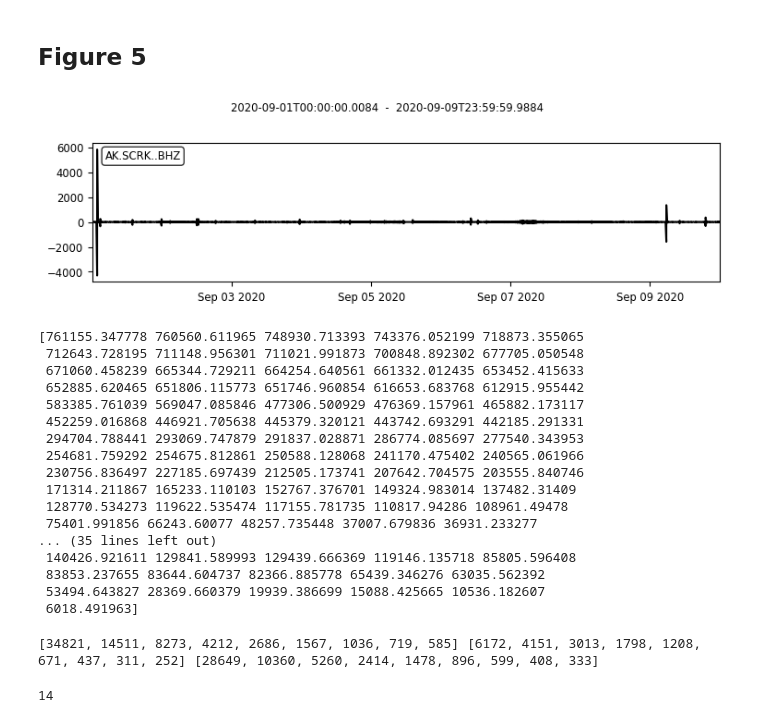
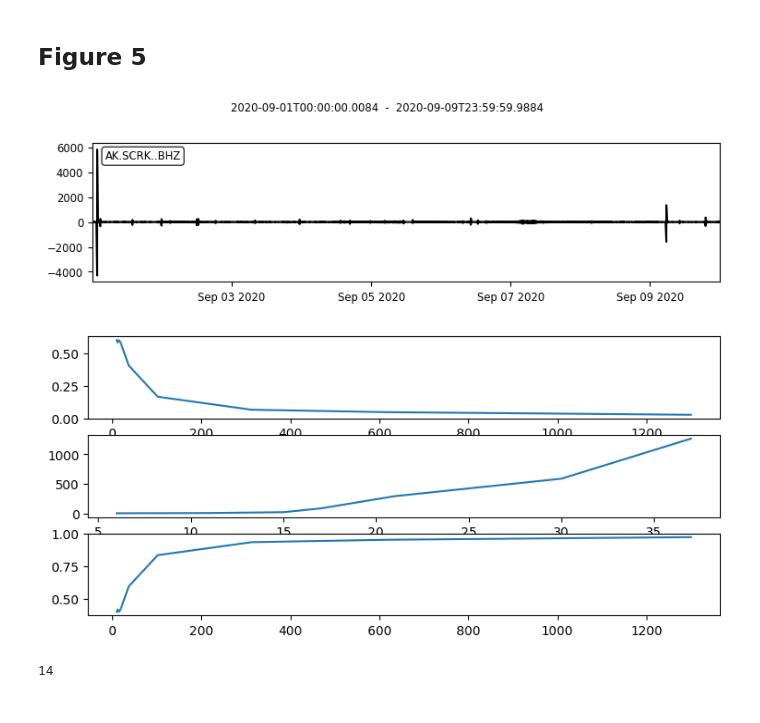
Before and after one commit to iganache/venusquakes, a Jupyter notebook: Tian_paper.ipynb, the cells around one changed output. Cells and saved outputs as stored; diff of their text form; code cells hidden in the pictures.

```diff
--- a/Tian_paper.ipynb
+++ b/Tian_paper.ipynb
@@ -100,7 +100,7 @@ for event in cat_all:
 # %%
 ## converting catalog lists as a dataframe
 catalog_df = pd.DataFrame({'Latitude':lat,'Londitude':lon,'Depth':dep,
-                   'Magnitude':magnitude,'Type':magnitudetype,
+                   'Magnitude':magnitude,'Magnitude_type':magnitude_type,
                    'SourceTime': sourcetime, 'SCRKarrivaltime': arrivaltime})
 print(catalog_df)
 # %% [output]
@@ -141,7 +141,7 @@ tr_new = st3_new[0]
 ## truncating to match Yuan's trace ##
 tr_trunc = tr_new.slice(starttime=starttime_fig3+3000, endtime=starttime_fig3+4200)
 time = tr_trunc.times()
-data = tr_trunc.dataplot(
+data = tr_trunc.data
 # %%
 window_len = 120             ## defining window length in seconds ##
 
@@ -306,27 +306,12 @@ SCRK_arrivaltimes = catalog_df.SCRKarrivaltime
 SCRK_arrivaltimes_relative = np.array(SCRK_arrivaltimes)-trace.stats.starttime
 # %% [output]
 [figure]
-[761155.347778 760560.611965 748930.713393 743376.052199 718873.355065
- 712643.728195 711148.956301 711021.991873 700848.892302 677705.050548
- 671060.458239 665344.729211 664254.640561 661332.012435 653452.415633
- 652885.620465 651806.115773 651746.960854 616653.683768 612915.955442
- 583385.761039 569047.085846 477306.500929 476369.157961 465882.173117
- 452259.016868 446921.705638 445379.320121 443742.693291 442185.291331
- 294704.788441 293069.747879 291837.028871 286774.085697 277540.343953
- 254681.759292 254675.812861 250588.128068 241170.475402 240565.061966
- 230756.836497 227185.697439 212505.173741 207642.704575 203555.840746
- 171314.211867 165233.110103 152767.376701 149324.983014 137482.31409
- 128770.534273 119622.535474 117155.781735 110817.94286 108961.49478
- 75401.991856 66243.60077 48257.735448 37007.679836 36931.233277
-... (35 lines left out)
- 140426.921611 129841.589993 129439.666369 119146.135718 85805.596408
- 83853.237655 83644.604737 82366.885778 65439.346276 63035.562392
- 53494.643827 28369.660379 19939.386699 15088.425665 10536.182607
- 6018.491963]
 # %%
 ## threshold triggering
 data = trace.data
 times = trace.times()
+
+transmit_time = 30
 
 trigger_thresholds = [30,40,50,70,90,120,150,180,200]
 num_triggers_threshold = []
@@ -334,7 +319,17 @@ num_positive_triggers_threshold = []
 num_negative_triggers_threshold = []
 
 for threshold in trigger_thresholds:
-    thresh_trig_idx = np.where(np.abs(data) >= threshold)
+    thresh_trig_idx = []
+
+    i=0
+    while i < len(data):
+        if np.abs(data[i]) >= threshold:
+            thresh_trig_idx.append(i)
+            i+=int(transmit_time / trace.stats.delta)
+        else:
+            i+=1
+
+    thresh_trig_idx = np.array(thresh_trig_idx)
 
     positive = 0
     negative = 0
@@ -347,13 +342,23 @@ for threshold in trigger_thresholds:
         else:
             negative+=1
 
-    num_triggers_threshold.append(len(thresh_trig_idx[0]))
+    num_triggers_threshold.append(len(thresh_trig_idx))
     num_positive_triggers_threshold.append(positive)
     num_negative_triggers_threshold.append(negative)
 
-print(num_triggers_threshold, num_positive_triggers_threshold, num_negative_triggers_threshold)
+# print(num_triggers_threshold, num_positive_triggers_threshold, num_negative_triggers_threshold)
-# %% [output]
-[34821, 14511, 8273, 4212, 2686, 1567, 1036, 719, 585] [6172, 4151, 3013, 1798, 1208, 671, 437, 311, 252] [28649, 10360, 5260, 2414, 1478, 896, 599, 408, 333]
+# %%
+fig, ax = plt.subplots(3,1, figsize=(9,4))
+
+ax[0].plot(np.array(num_triggers_threshold),np.array(num_positive_triggers_threshold)/np.array(num_triggers_threshold))
+# ax[0].vlines(time4[trig_thresh_idx], ymin=-500, ymax = 500, color="maroon")
+ax[1].plot(np.array(num_positive_triggers_threshold),np.array(num_negative_triggers_threshold))
+ax[2].plot(np.array(num_triggers_threshold),np.array(num_negative_triggers_threshold)/np.array(num_triggers_threshold))
+# ax[1].vlines(time4[trig_segment], ymin=-500, ymax = 500, color="maroon")
+
+plt.show()
+# %% [output]
+[figure, added]
 # %%
 ## sta/lta triggering
 data = trace.data
```
Also changed, not shown: parts of 2 cells of this notebook, 2 other files.
